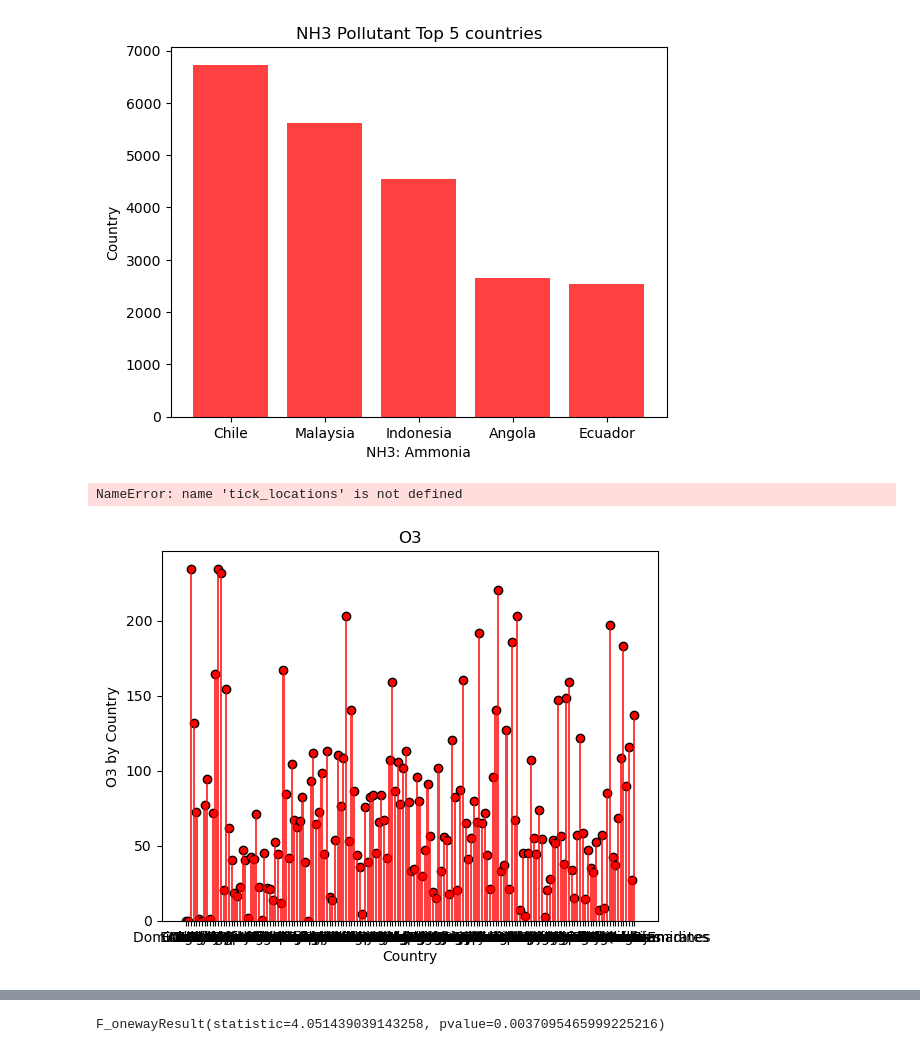
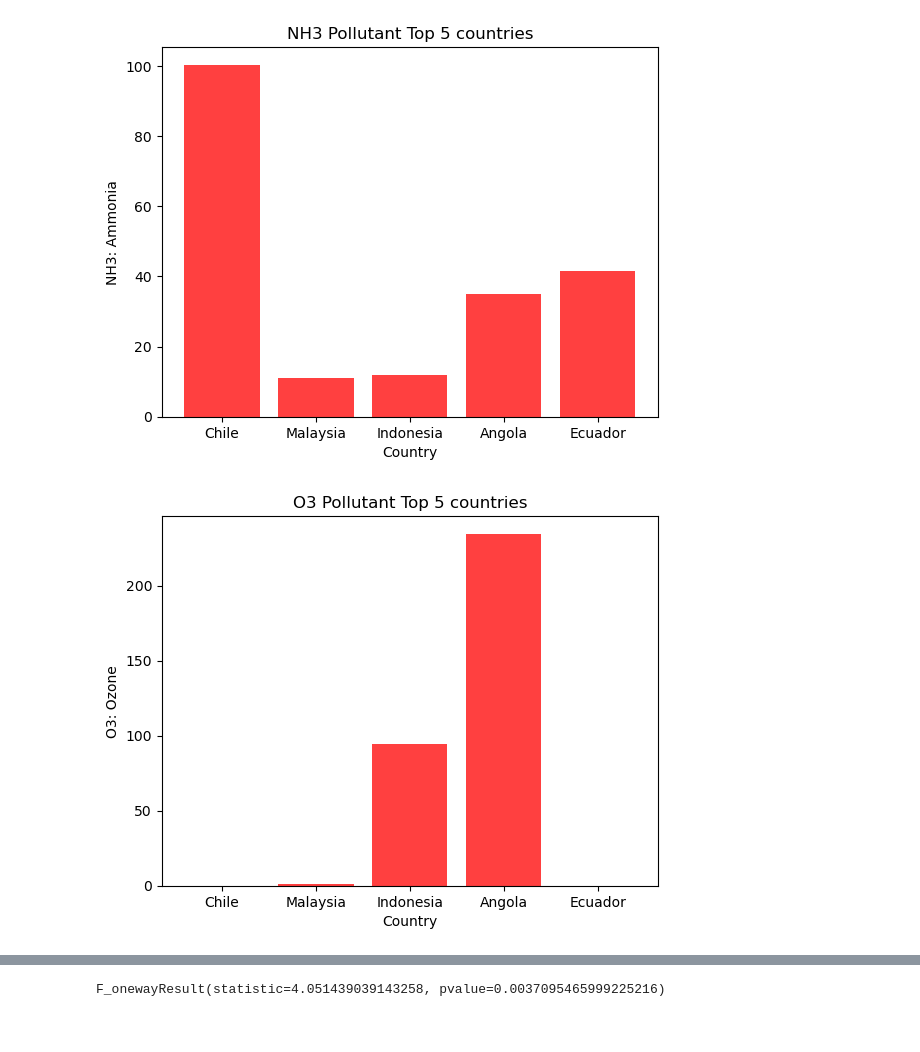
Before and after one commit to RJAndromeda/Project1Group8, a Jupyter notebook: boxplot.ipynb, the cells around one changed output, grey strips where cells are left out. Drawn from its saved outputs; the diff is of its cells as text; code cells hidden in the pictures.

Commit message:
Final graphics and code

```diff
--- a/boxplot.ipynb
+++ b/boxplot.ipynb
@@ -9,7 +9,7 @@ import numpy as np
 # %%
 #Use the data to compare each pollutant by deaths per 100,000:
 
-pollutants_vs_deaths = "final_merged_world_data.csv"
+pollutants_vs_deaths = "Rhiannyn_Resources/final_merged_world_data.csv"
 
 pollutants_vs_deaths_df = pd.read_csv(pollutants_vs_deaths)
 # %%
@@ -32,34 +33,36 @@ plt.show()
 # %%
+#Display top 5 polluted countries by NH3
 Country = pollutants_vs_deaths_df["Country"]
 pollutants_vs_deaths_df.sort_values("NH3",ascending = False, inplace = True)
 OutlierData2 = pollutants_vs_deaths_df[:5]
 
-OLNH3_Emissions = OutlierData["CO"]
+OLNH3_Emissions = OutlierData["NH3"]
 OLCNames = OutlierData["Country"]
 
 plt.title("NH3 Pollutant Top 5 countries")
-plt.xlabel("NH3: Ammonia")
-plt.ylabel("Country")
+plt.xlabel("Country")
+plt.ylabel("NH3: Ammonia")
 
 plt.bar(OLCNames, OLNH3_Emissions, facecolor="red", alpha=0.75, align="center")
 plt.savefig("../NH3bycountry.png")
 plt.show()
 # %% [output]
-[figure, old version]
+[figure, new version]
 # %%
-x_values = pollutants_vs_deaths_df['Country']
-y_values = pollutants_vs_deaths_df['O3']
-plt.scatter(x_values,y_values, facecolors="red", edgecolors="black")
+Country = pollutants_vs_deaths_df["Country"]
+pollutants_vs_deaths_df.sort_values("O3",ascending = False, inplace = True)
+OutlierData2 = pollutants_vs_deaths_df[:5]
 
-plt.title("O3")
+OLNH3_Emissions = OutlierData["O3"]
+OLCNames = OutlierData["Country"]
+
+plt.title("O3 Pollutant Top 5 countries")
 plt.xlabel("Country")
-plt.ylabel("O3 by Country")
+plt.ylabel("O3: Ozone")
 
-plt.bar(x_values, y_values, facecolor="red", alpha=0.75, align="center")
-plt.xticks(tick_locations, Urban_population)
+plt.bar(OLCNames, OLNH3_Emissions, facecolor="red", alpha=0.75, align="center")
 plt.savefig("../O3bycountry.png")
 plt.show()
 # %% [output]
-NameError: name 'tick_locations' is not defined
-[figure, old version]
+[figure, new version]
 # %%
```
Also changed, not shown: parts of 5 cells of this notebook, 7 other files.
